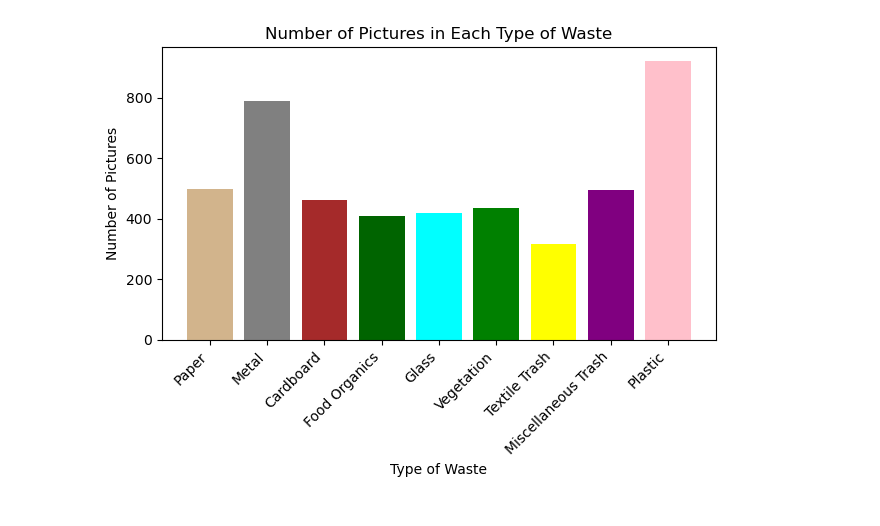
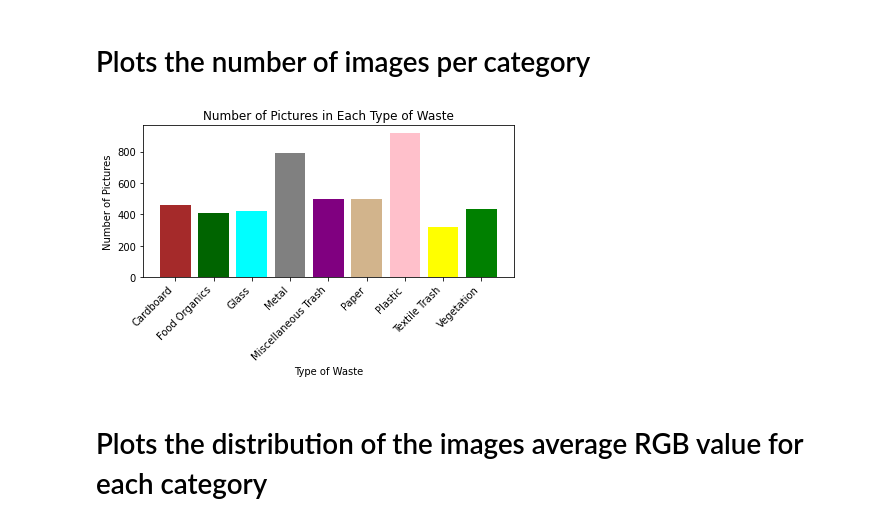
Before and after one commit to rkafle1/151AProject, a Jupyter notebook: data_exploration.ipynb, the cells around one changed output. Saved outputs shown, nothing was run; the diff lists cells and outputs as text; code cells hidden in the pictures.

```diff
--- a/data_exploration.ipynb
+++ b/data_exploration.ipynb
@@ -1,9 +21,11 @@
+# %% [markdown]
+# Plots the number of images per category
 # %%
 import os
 import matplotlib.pyplot as plt
 
 # into the RealWaste folder
-realwaste_path = "realwaste-main/RealWaste"
+realwaste_path = "151AProject/realwaste-main/RealWaste"
 
 # category names and corresponding colors
 category_colors = {
@@ -19,32 +41,34 @@ category_colors = {
 }
 
 # category names and corresponding image counts
 categories = []
 image_counts = []
 
 # through each subfolder
 for category_folder in os.listdir(realwaste_path):
     category_path = os.path.join(realwaste_path, category_folder)
 
     # check if it's a directory
     if os.path.isdir(category_path):
         categories.append(category_folder)
 
         # count # images in the category
         image_count = len(os.listdir(category_path))
         image_counts.append(image_count)
 
 # bar graph:
 colors = [category_colors[category] for category in categories]
 plt.bar(categories, image_counts, color=colors)
 plt.xlabel('Type of Waste')
 plt.ylabel('Number of Pictures')
 plt.title('Number of Pictures in Each Type of Waste')
 plt.xticks(rotation=45, ha='right')
 plt.tight_layout()
 
 # Show the plot
 plt.show()
 # %% [output]
-[figure, old version]
+[figure, new version]
+# %% [markdown]
+# Plots the distribution of the images average RGB value for each category
 # %%
```
Also changed, not shown: parts of 6 cells of this notebook.
